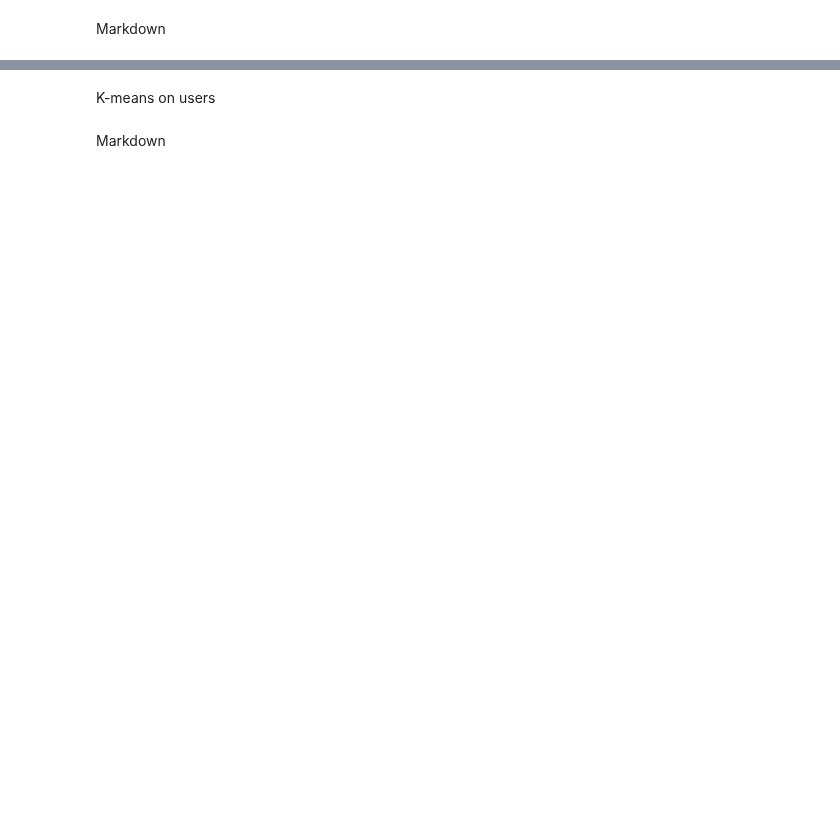
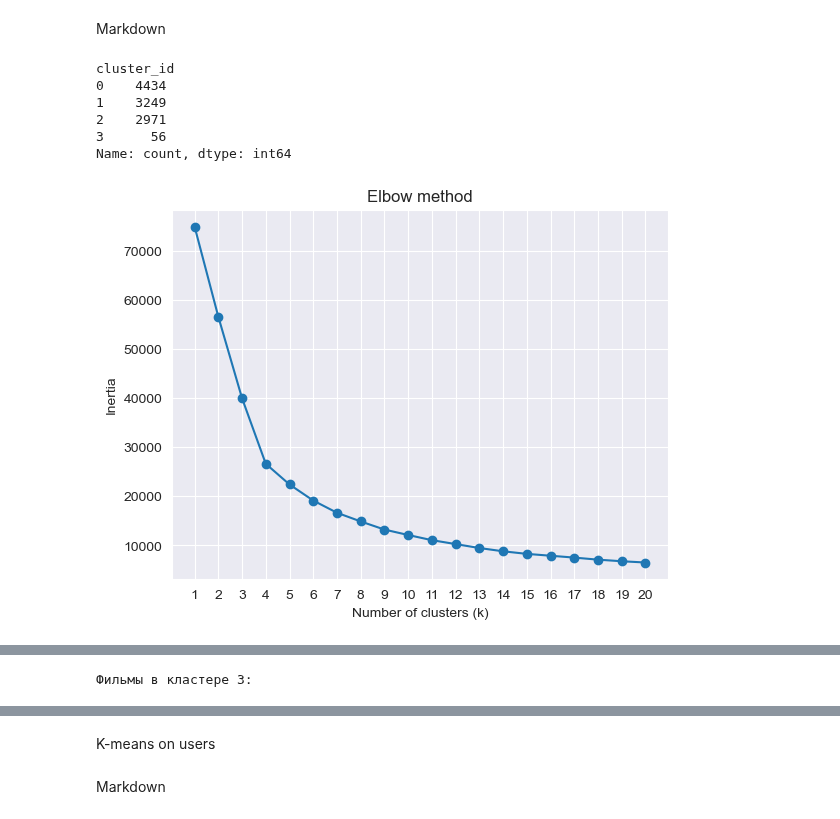
Before and after one commit to MookingSpooker/ROM_AD_Project_321481, a Jupyter notebook: main.ipynb, the cells around one changed output, grey strips where cells are left out. Saved outputs shown, nothing was run; the diff lists cells and outputs as text; code cells hidden in the pictures; blank space fills up the shorter version.

```diff
--- a/main.ipynb
+++ b/main.ipynb
@@ -1394,4 +1398,79 @@ Mapped existing dfs['movie_clusters'] to global 'movie_clusters'
 # %% [markdown]
 Markdown
 # %%
-#marco
+# фильмы, которые НЕ входят в маленький кластер
+valid_movie_ids = movies_for_clustering[movies_for_clustering["cluster_id"] != 3]["movie_id"]
+
+# новый merged, очищенный от кластера 3
+merged_clean = merged[merged["movie_id"].isin(valid_movie_ids)].copy()
+
+movie_features = [
+    "movie_total_ratings",
+    "movie_avg_rating",
+    "movie_std_rating",
+    "movie_min_rating",
+    "movie_max_rating",
+    "unique_users",
+    "year_of_release",
+]
+
+movies_clean = (
+    merged_clean
+    .groupby("movie_id")[movie_features]
+    .first()
+    .reset_index()
+)
+
+from sklearn.preprocessing import StandardScaler
+
+X_clean = movies_clean[movie_features].astype(float)
+
+scaler_clean = StandardScaler()
+X_clean_scaled = scaler_clean.fit_transform(X_clean)
+
+from sklearn.cluster import KMeans
+
+kmeans_clean = KMeans(
+    n_clusters=4,     # оставляем то же k
+    random_state=42,
+    n_init=10
+)
+
+labels_clean = kmeans_clean.fit_predict(X_clean_scaled)
+
+movies_clean["cluster_id"] = labels_clean
+
+print(movies_clean["cluster_id"].value_counts().sort_index())
+
+elbow_df = elbow_method(X_clean_scaled, 1, 20)
+print(elbow_df)
+
+def inspect_cluster(movies_df, merged_df, cluster_id):
+    """
+    movies_df — таблица с movie_id и cluster_id (movies_clean)
+    merged_df — merged или merged_clean с колонками movie_id + title
+    cluster_id — номер кластера, который нужно изучить
+    """
+    cluster = movies_df[movies_df["cluster_id"] == cluster_id]
+
+    print("Статистика по кластеру:", cluster_id)
+    display(cluster.describe())
+
+    detailed = cluster.merge(
+        merged_df[["movie_id", "title"]].drop_duplicates(),
+        on="movie_id",
+        how="left"
+    )
+
+    print(f"\nФильмы в кластере {cluster_id}:")
+    return detailed
+
+inspect_cluster(movies_clean, merged_clean, 3)
+# %% [output]
+cluster_id
+0    4434
+1    3249
+2    2971
+3      56
+Name: count, dtype: int64
+[figure, added]
@@ -1397,0 +1503 @@ Markdown
+Фильмы в кластере 3:
```
Also changed, not shown: parts of 2 cells of this notebook.
